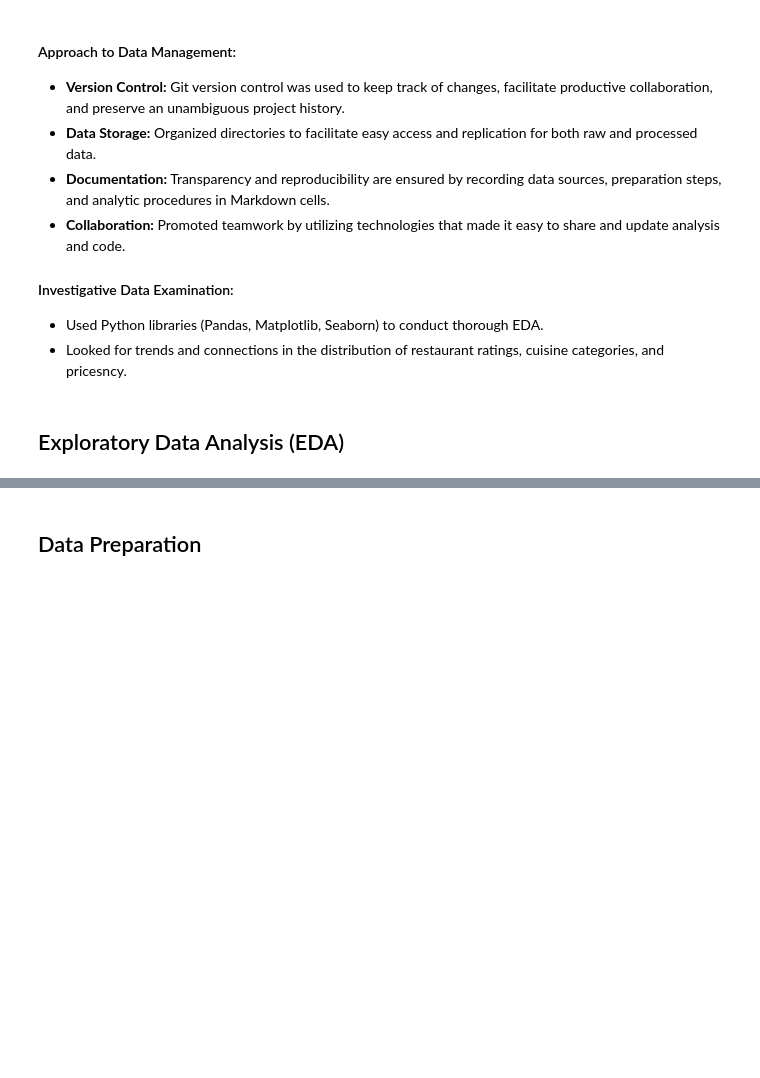
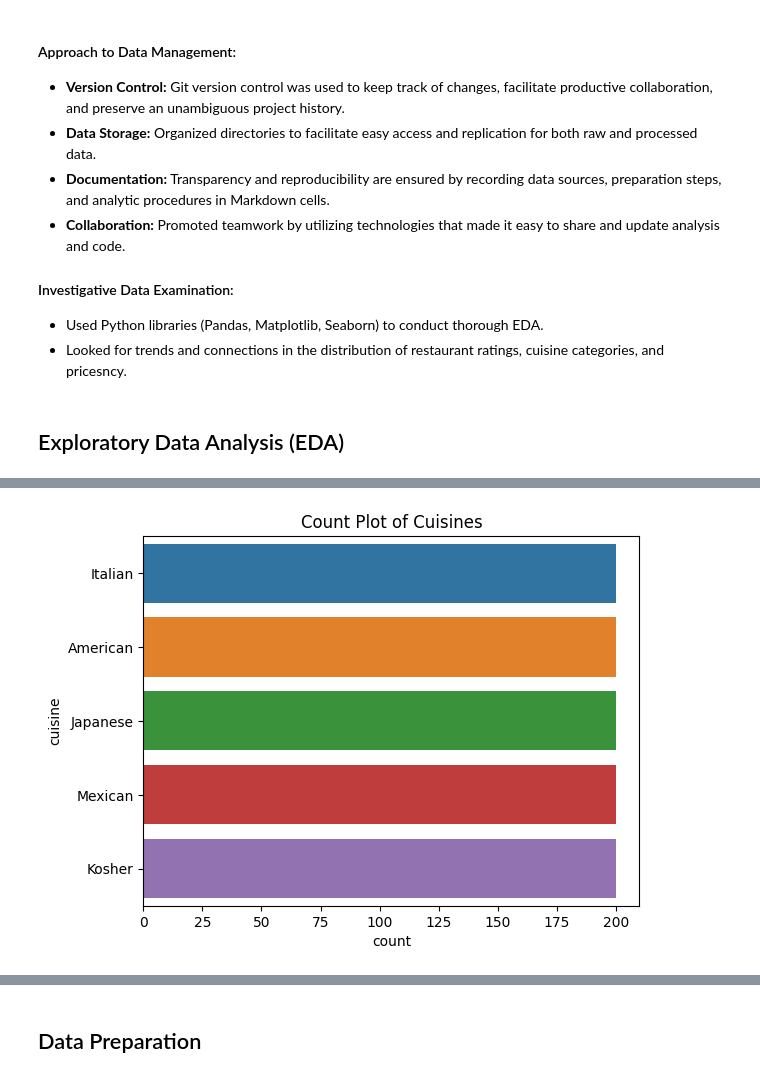
Before and after one commit to benbesthof/goodrestaurants, a Jupyter notebook: goodrestaurants.ipynb, the cells around one changed output, grey strips where cells are left out. Drawn from its saved outputs; the diff is of its cells as text; code cells hidden in the pictures; blank space fills up the shorter version.

```diff
--- a/goodrestaurants.ipynb
+++ b/goodrestaurants.ipynb
@@ -89,0 +273,5 @@ Restaurant owners, food fans, and culinary specialists will all gain from this s
+# %%
+# Count Plot for Cuisines
+eda.plot_cuisine_count()
+# %% [output]
+[figure, added]
```
Also changed, not shown: parts of 23 cells of this notebook, 3 other files.
